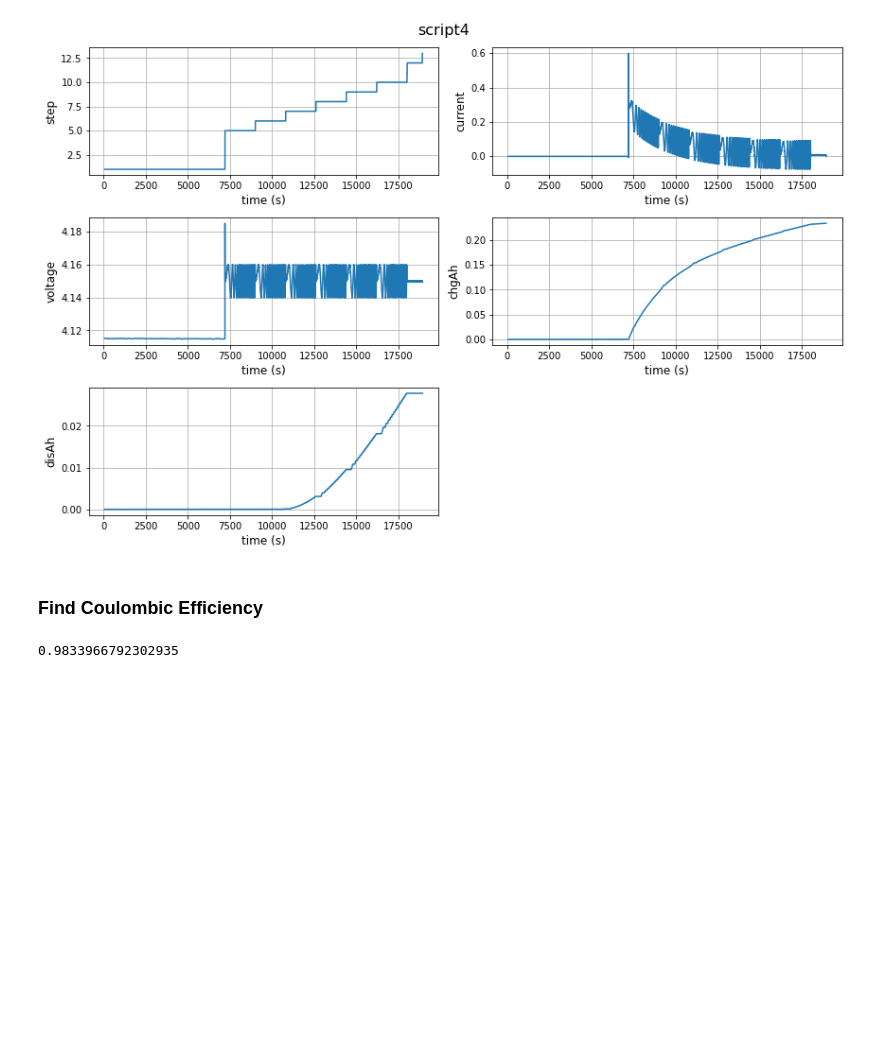
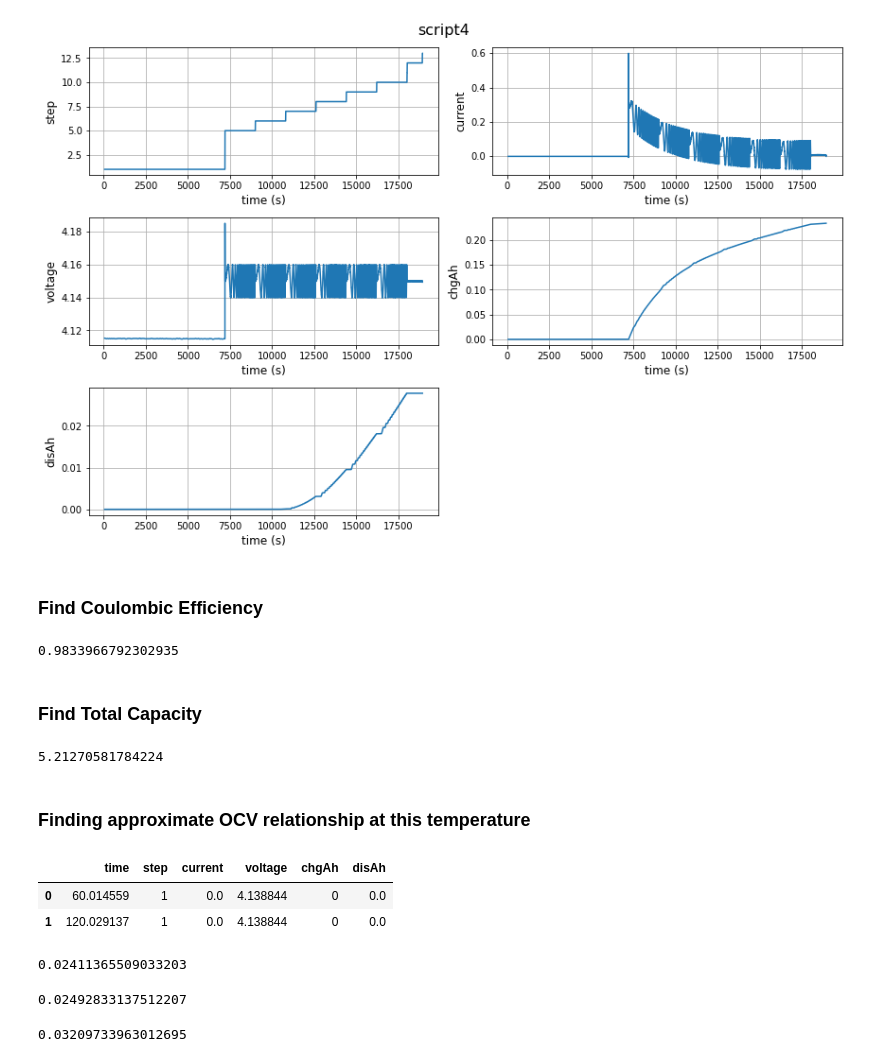
Before and after one commit to mattybohan/bms-specialization, a Jupyter notebook: dev/2022-02-07-mtb-lesson_2.2.5.ipynb, the cells around one changed output. Cells and saved outputs as stored; diff of their text form; code cells hidden in the pictures; blank space fills up the shorter version.

Commit message:
finish total capacity and progress on OVC/SOC

```diff
--- a/dev/2022-02-07-mtb-lesson_2.2.5.ipynb
+++ b/dev/2022-02-07-mtb-lesson_2.2.5.ipynb
@@ -79,3 +65,5 @@ eta_25 = total_discharge / total_charge
 eta_25
 # %% [output]
 0.9833966792302935
+# %% [markdown]
+### Find Total Capacity
@@ -81,0 +78,29 @@ eta_25
+# %%
+Q_25
+# %% [output]
+5.21270581784224
+# %% [markdown]
+### Finding approximate OCV relationship at this temperature
+# %%
+# Implement this one in Pandas
+df_1 = pd.DataFrame(data['OCVData']['script1'])
+# %%
+df_1.head(2)
+# %% [output]
+|  | time | step | current | voltage | chgAh | disAh |
+| 0 | 60.014559 | 1 | 0.0 | 4.138844 | 0 | 0.0 |
+| 1 | 120.029137 | 1 | 0.0 | 4.138844 | 0 | 0.0 |
+# %%
+# Beginning of discharge
+IR1Da = df_1[df_1['step'] == 1].tail(1).voltage.values[0] \
+        - df_1[df_1['step'] == 2].head(1).voltage.values[0]
+print(IR1Da)
+# %% [output]
+0.02411365509033203
+# %%
+# End of discharge
+IR2Da = df_1[df_1['step'] == 3].head(1).voltage.values[0] \
+        - df_1[df_1['step'] == 2].tail(1).voltage.values[0]
+print(IR2Da)
+# %% [output]
+0.02492833137512207
@@ -81,0 +111,7 @@ eta_25
+# %%
+# Beginning of charge
+IR1Ca = data['OCVData']['script3']['voltage'][IndC[0]] \
+        - data['OCVData']['script3']['voltage'][IndC[0]-1]
+print(IR1Ca)
+# %% [output]
+0.03209733963012695
```
Also changed, not shown: parts of 14 cells of this notebook.
